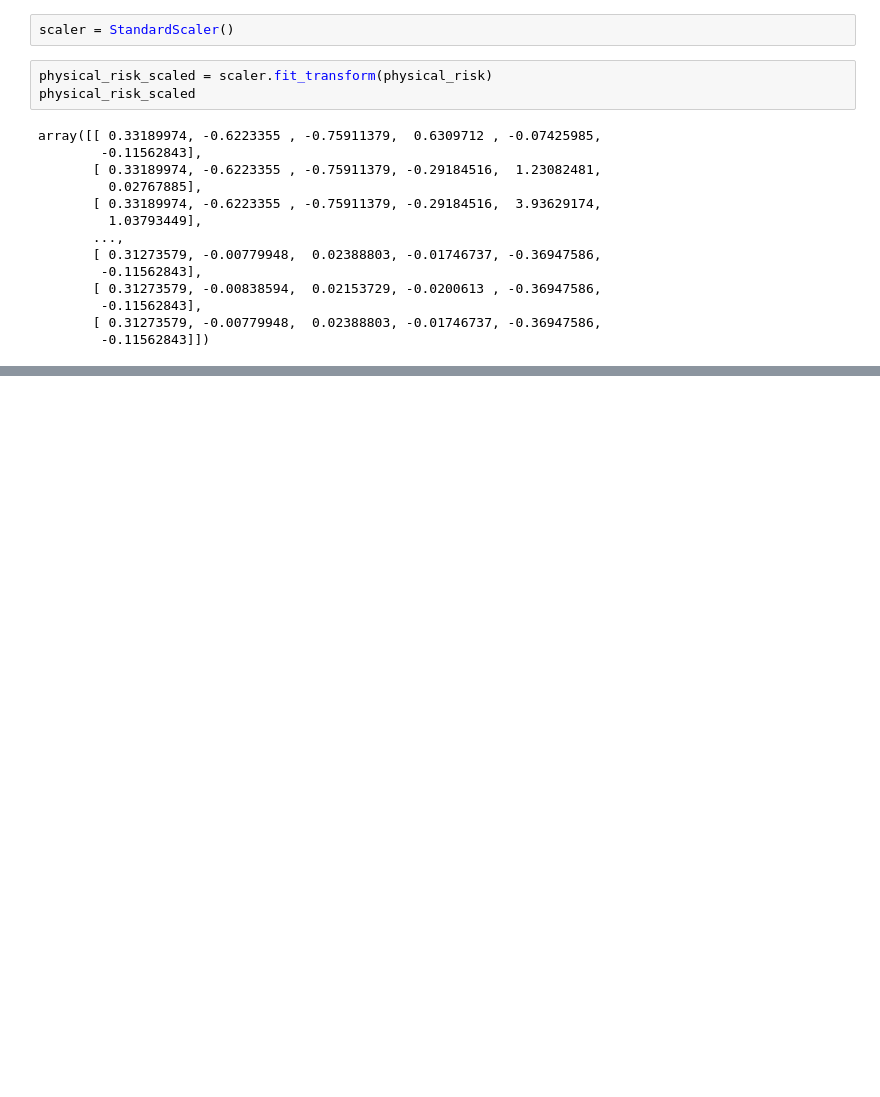
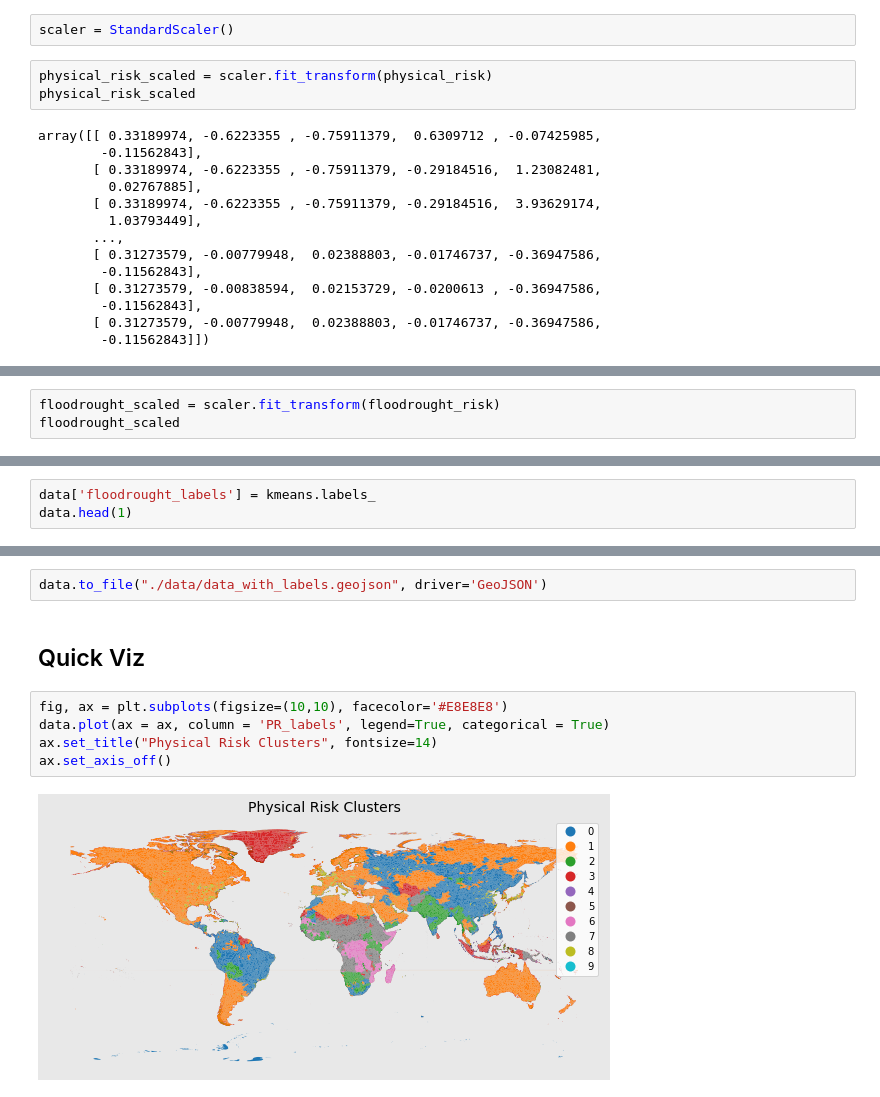
Before and after one commit to jmlasalle/water-risk-classification, a Jupyter notebook: Modeling.ipynb, the cells around one changed output, grey strips where cells are left out. Saved outputs shown, nothing was run; the diff lists cells and outputs as text; blank space fills up the shorter version.

```diff
--- a/Modeling.ipynb
+++ b/Modeling.ipynb
@@ -192,0 +290,3 @@ dtype: int64
+# %%
+floodrought_scaled = scaler.fit_transform(floodrought_risk)
+floodrought_scaled
@@ -192,0 +326,3 @@ dtype: int64
+# %%
+data['floodrought_labels'] = kmeans.labels_
+data.head(1)
@@ -192,0 +347,11 @@ dtype: int64
+# %%
+data.to_file("./data/data_with_labels.geojson", driver='GeoJSON')
+# %% [markdown]
+## Quick Viz
+# %%
+fig, ax = plt.subplots(figsize=(10,10), facecolor='#E8E8E8')
+data.plot(ax = ax, column = 'PR_labels', legend=True, categorical = True)
+ax.set_title("Physical Risk Clusters", fontsize=14)
+ax.set_axis_off()
+# %% [output]
+[figure, added]
```
Also changed, not shown: parts of 24 cells of this notebook, 3 other files.
